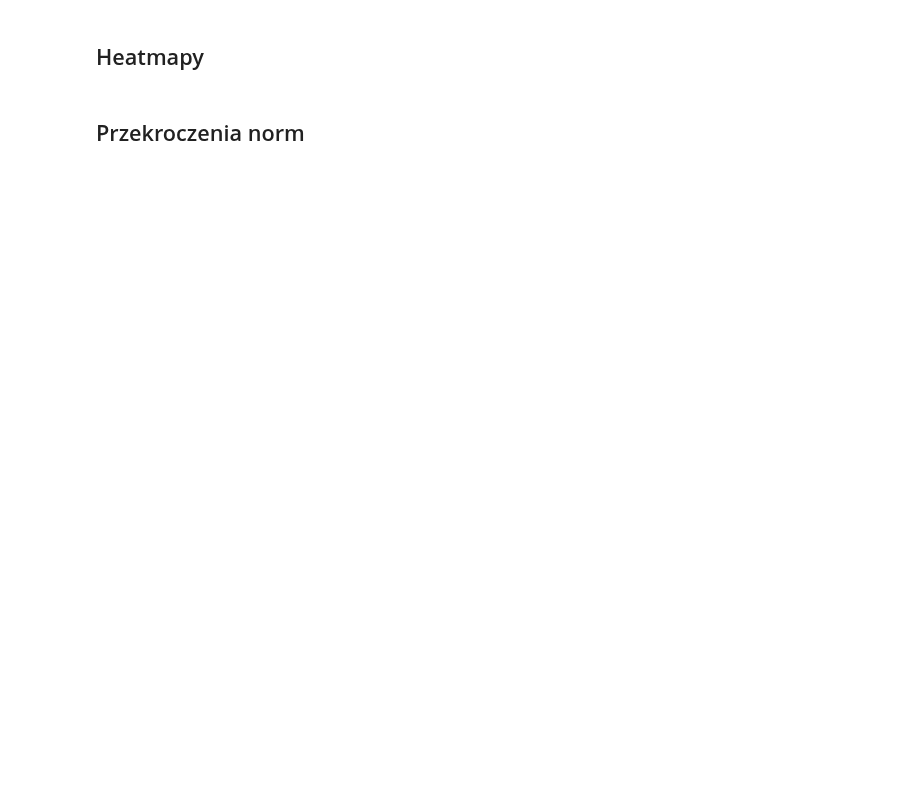
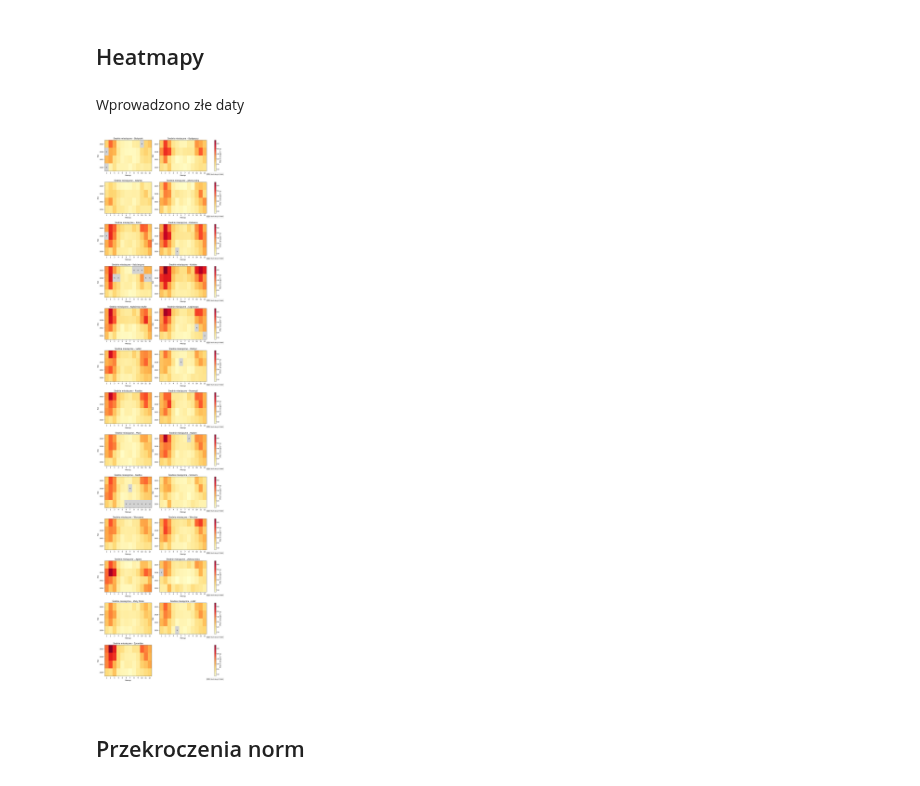
Before and after one commit to vardwyn/ZTP_projekt3, a Jupyter notebook: analiza.ipynb, the cells around one changed output. Cells and saved outputs as stored; diff of their text form; code cells hidden in the pictures; blank space fills up the shorter version.

```diff
--- a/analiza.ipynb
+++ b/analiza.ipynb
@@ -303,12 +565,16 @@ plot_city_monthly_averages(monthly_avg_city, ["Warszawa", "Katowice"], [2014, 20
 # %% [markdown]
 ## Heatmapy
+# %% [markdown]
+Wprowadzono złe daty
 # %%
 plot_city_monthly_heatmaps(
     monthly_avg_city,
     cities=city_data_combined.columns.to_list(),
-    years=[2014, 2019, 2024],
+    years=[2015, 2018, 2021, 2024],
     ncols=2,
 )
+# %% [output]
+[figure, added]
 # %% [markdown]
 ## Przekroczenia norm
 # %%
```
Also changed, not shown: parts of 34 cells of this notebook, 20 other files.
